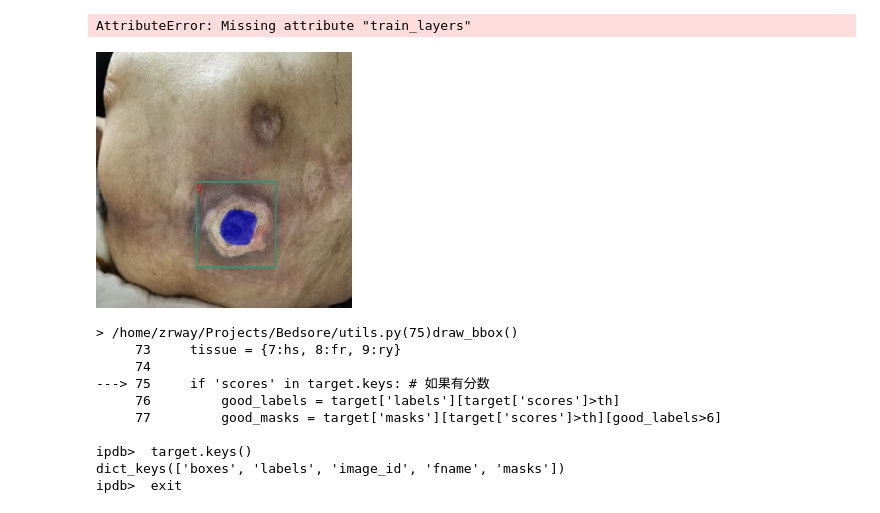
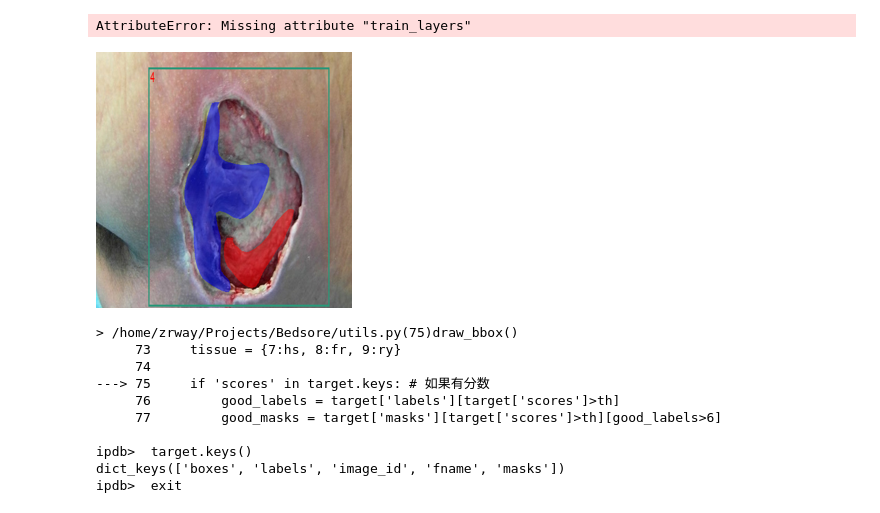
Before and after one commit to newfyu/Bedsore, a Jupyter notebook: dev.ipynb, the cells around one changed output. Saved outputs shown, nothing was run; the diff lists cells and outputs as text; code cells hidden in the pictures.

```diff
--- a/dev.ipynb
+++ b/dev.ipynb
@@ -156,23 +156,23 @@ pass
 # %% [output]
 AttributeError: Missing attribute "train_layers"
 # %%
-idx = 1
+idx = 4
 image,target = ds[idx]
 # out = net([image],[target])[0]
 # print(target['fname'])
 # print('gt:',target['labels'])
 # print('out labels: ', out['labels'])
 # print('out scores: ', out['scores'].detach())
 
 # good_labels = out['labels'][out['scores']>0.5]
 # good_masks = out['masks'][out['scores']>0.5][good_labels>6]
 # good_labels = good_labels[good_labels>6]
 # print('tissue:',good_labels, good_masks.shape)
 
 
 draw_bbox(image,target).resize((256,256))
 # %% [output]
-[figure, old version]
+[figure, new version]
 # %%
 %debug
 # %% [output]
```
Also changed, not shown: parts of 20 cells of this notebook, 4 other files.
